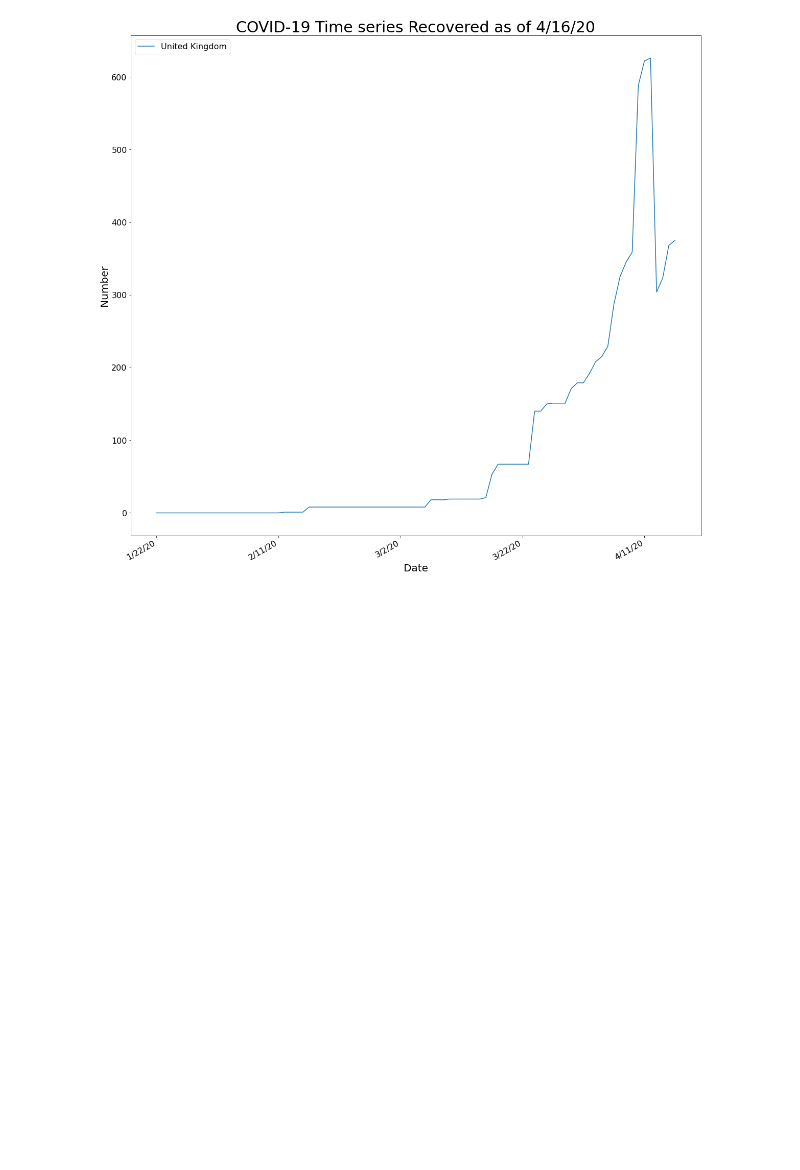
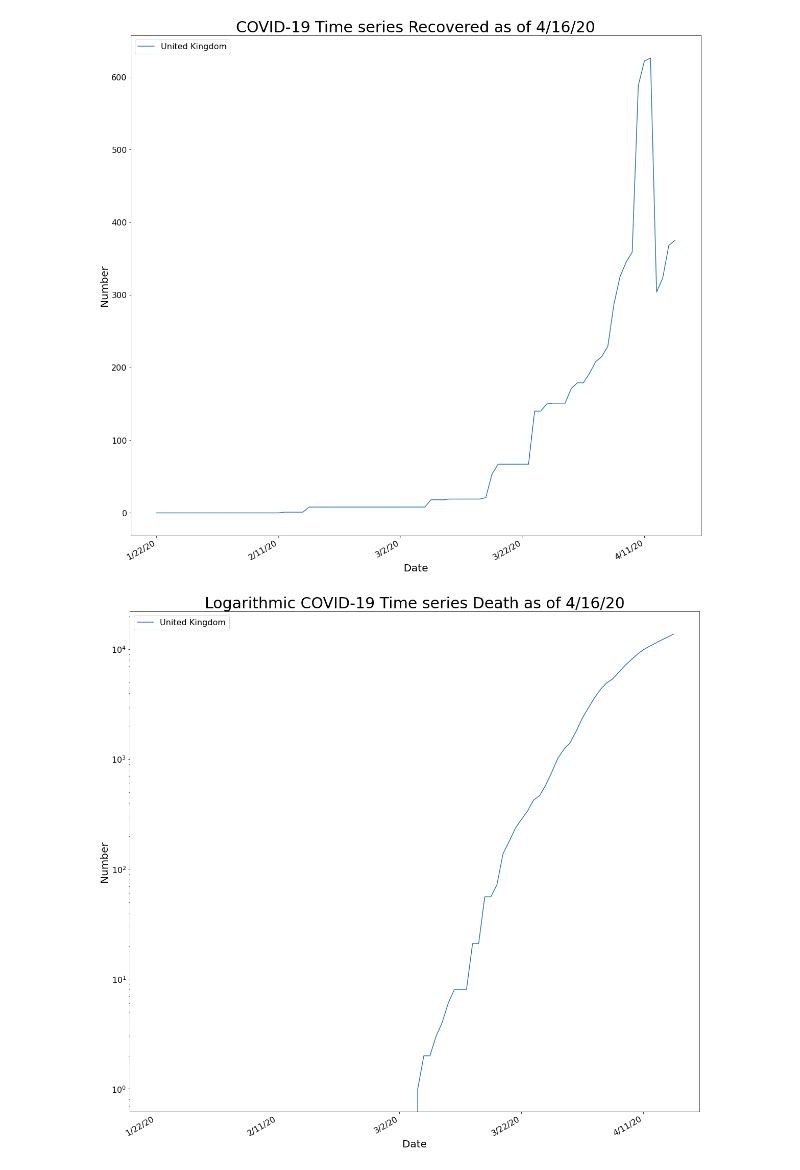
Before and after one commit to shinokada/covid-19-stats, a Jupyter notebook: uk.ipynb, the cells around one changed output. Cells and saved outputs as stored; diff of their text form; code cells hidden in the pictures; blank space fills up the shorter version.

```diff
--- a/uk.ipynb
+++ b/uk.ipynb
@@ -69,3 +69,22 @@ plt.legend(loc=2)
 plt.show()
 # %% [output]
 [figure]
+# %%
+df=covid19_deaths.groupby('Country/Region').sum().reset_index()
+filter = df["Country/Region"] == "United Kingdom"
+df=df[filter].drop(['Lat', 'Long'],axis=1).set_index("Country/Region").T
+
+fig = plt.figure()
+ax = fig.add_subplot(1, 1, 1)
+df.plot(ax=ax,figsize=(20,20))
+ax.set_title(f'Logarithmic COVID-19 Time series Death as of {deaths_latest}',fontsize= 30)
+plt.xlabel('Date',fontsize= 20)
+plt.ylabel('Number',fontsize= 20)
+plt.yscale("log")
+plt.rc('legend', fontsize=16)
+plt.tick_params(labelsize=16)
+fig.autofmt_xdate() # mke space for and rotate the x-axis tick labels
+plt.legend(loc=2)
+plt.show()
+# %% [output]
+[figure, added]
```
Also changed, not shown: 3 other files.
